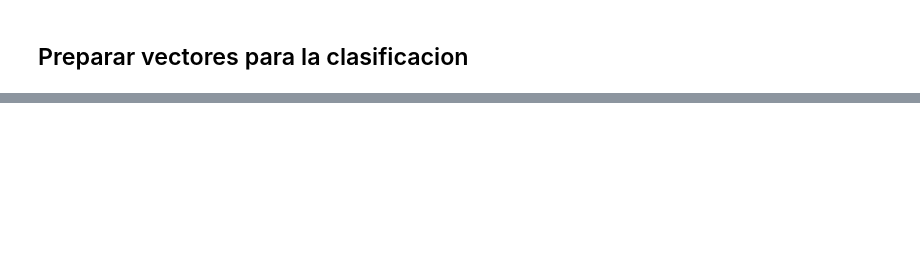
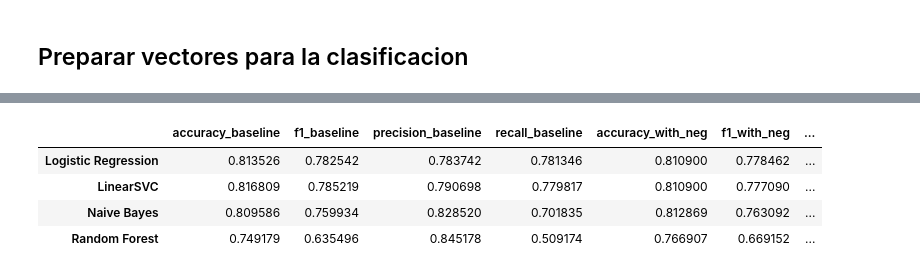
Before and after one commit to JavierC22153/Laboratorios_DataScience, a Jupyter notebook: Lab_5_Data_Science.ipynb, the cells around one changed output, grey strips where cells are left out. Drawn from its saved outputs; the diff is of its cells as text; code cells hidden in the pictures; blank space fills up the shorter version.

Commit message:
[FEAT] Pasos 8 al 10

```diff
--- a/Lab_5_Data_Science.ipynb
+++ b/Lab_5_Data_Science.ipynb
@@ -268,0 +463,95 @@ print(clasificar_tweet("There is a fire in downtown!!! Many people injured :( #h
+# %%
+"""
+PASO 10 : Ahora si vamos a incluir negativity como variable y vamos a reentrenar los modelos. Para replicabilidad vamos
+a usar la misma limpieza de datos que en el paso 8 [clean_text] para TF-IDF y vamos a repetir el split pero ahora con la
+nueva columna en cuenta (negativity)
+"""
+# copio el dataframe original que ya contiene 'negativity'
+df = train.copy()
+X_full = df["clean_text"]
+neg_feat_all = df["negativity"].fillna(0).values.reshape(-1,1)
+y_full = df["target"].astype(int)
+
+# split (se conserva stratify y random_state para replicabilidad)
+X_train2, X_test2, y_train2, y_test2, neg_train, neg_test = train_test_split(
+    X_full, y_full, neg_feat_all, test_size=0.2, random_state=42, stratify=y_full
+)
+
+# vectorización con el TF-IDF ya entrenado anteriormente (vectorizer)
+X_train_vec2 = vectorizer.transform(X_train2)
+X_test_vec2  = vectorizer.transform(X_test2)
+
+min_neg = neg_train.min()
+if min_neg < 0:
+    neg_train_shift = neg_train - min_neg
+    neg_test_shift  = neg_test  - min_neg
+else:
+    neg_train_shift = neg_train.copy()
+    neg_test_shift  = neg_test.copy()
+
+# convertir a csr y concatenar
+X_train_final = hstack([X_train_vec2, csr_matrix(neg_train_shift)])
+X_test_final  = hstack([X_test_vec2, csr_matrix(neg_test_shift)])
+
+# ----------------------------------------
+# Reentrenar **todos** los modelos (con los mismos hiperparámetros que definiste)
+# ----------------------------------------
+# 'modelos' es el dict original que definiste arriba con los hyperparams.
+results_with_neg = {}
+metrics_with_neg = {}
+
+for name, model in modelos.items():
+    # clonar el estimador para iniciar desde cero con los mismos hiperparams
+    m = clone(model)
+    # entrenar sobre la matriz que incluye la feature 'negativity' (shifted)
+    m.fit(X_train_final, y_train2)
+    yp = m.predict(X_test_final)
+    results_with_neg[name] = (m, yp)
+    metrics_with_neg[name] = {
+        "accuracy": accuracy_score(y_test2, yp),
+        "f1": f1_score(y_test2, yp),
+        "precision": precision_score(y_test2, yp),
+        "recall": recall_score(y_test2, yp)
+    }
+    print(f"\n===== {name} (con neg) =====")
+    print(classification_report(y_test2, yp, digits=4))
+
+df_metrics_with_neg = pd.DataFrame(metrics_with_neg).T
+display(df_metrics_with_neg.sort_values("f1", ascending=False))
+
+# ----------------------------------------
+# Comparar con las métricas previas (sin negativity) entrenadas sobre el mismo split
+# para cada modelo original (mismas definiciones)
+# ----------------------------------------
+baseline_results = {}
+baseline_metrics = {}
+
+for name, model in modelos.items():
+    m0 = clone(model)
+    # entrenar solo con TF-IDF (sin la columna extra)
+    m0.fit(vectorizer.transform(X_train2), y_train2)
+    yp0 = m0.predict(vectorizer.transform(X_test2))
+    baseline_results[name] = (m0, yp0)
+    baseline_metrics[name] = {
+        "accuracy": accuracy_score(y_test2, yp0),
+        "f1": f1_score(y_test2, yp0),
+        "precision": precision_score(y_test2, yp0),
+        "recall": recall_score(y_test2, yp0)
+    }
+    print(f"\n===== {name} (baseline sin neg) =====")
+    print(classification_report(y_test2, yp0, digits=4))
+
+df_baseline = pd.DataFrame(baseline_metrics).T
+display(df_baseline.sort_values("f1", ascending=False))
+
+# Mostrar la delta (mejora/peor) entre usar negativity y no usarla
+df_delta = df_metrics_with_neg - df_baseline
+df_delta.columns = ["accuracy_delta", "f1_delta", "precision_delta", "recall_delta"]
+# Reordenar e mostrar lado a lado
+df_compare = pd.concat([df_baseline.add_suffix("_baseline"), df_metrics_with_neg.add_suffix("_with_neg"), df_delta], axis=1)
+display(df_compare.sort_values("f1_with_neg", ascending=False))
+
+# Imprimir resumen rápido de las mejoras
+print("\nResumen (delta) — valores positivos indican mejora al incluir 'negativity':")
+print(df_delta[["f1_delta","accuracy_delta"]].sort_values("f1_delta", ascending=False).round(4))
+# %% [output]
@@ -268,0 +602,5 @@ print(clasificar_tweet("There is a fire in downtown!!! Many people injured :( #h
+|  | accuracy_baseline | f1_baseline | precision_baseline | recall_baseline | accuracy_with_neg | f1_with_neg | ... |
+| Logistic Regression | 0.813526 | 0.782542 | 0.783742 | 0.781346 | 0.810900 | 0.778462 | ... |
+| LinearSVC | 0.816809 | 0.785219 | 0.790698 | 0.779817 | 0.810900 | 0.777090 | ... |
+| Naive Bayes | 0.809586 | 0.759934 | 0.828520 | 0.701835 | 0.812869 | 0.763092 | ... |
+| Random Forest | 0.749179 | 0.635496 | 0.845178 | 0.509174 | 0.766907 | 0.669152 | ... |
```
Also changed, not shown: parts of 12 cells of this notebook.
